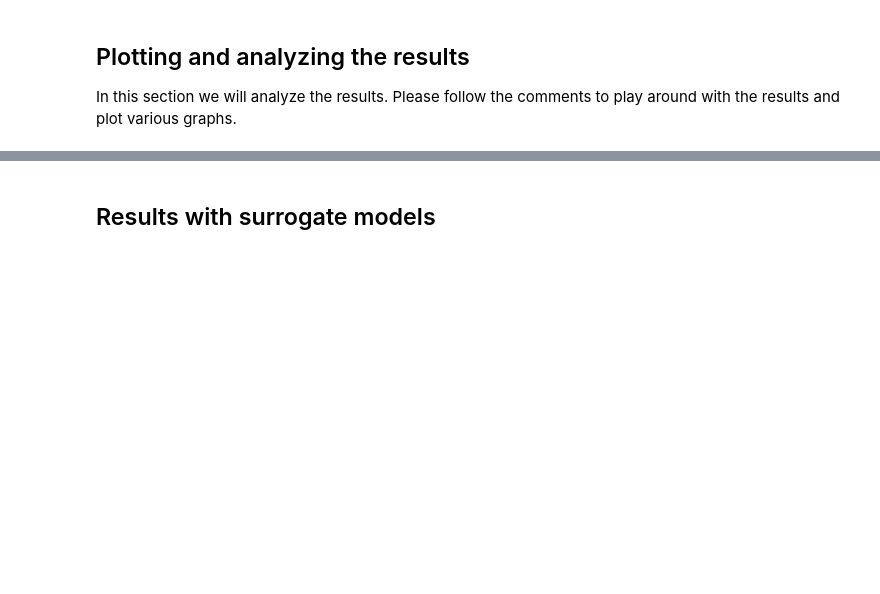
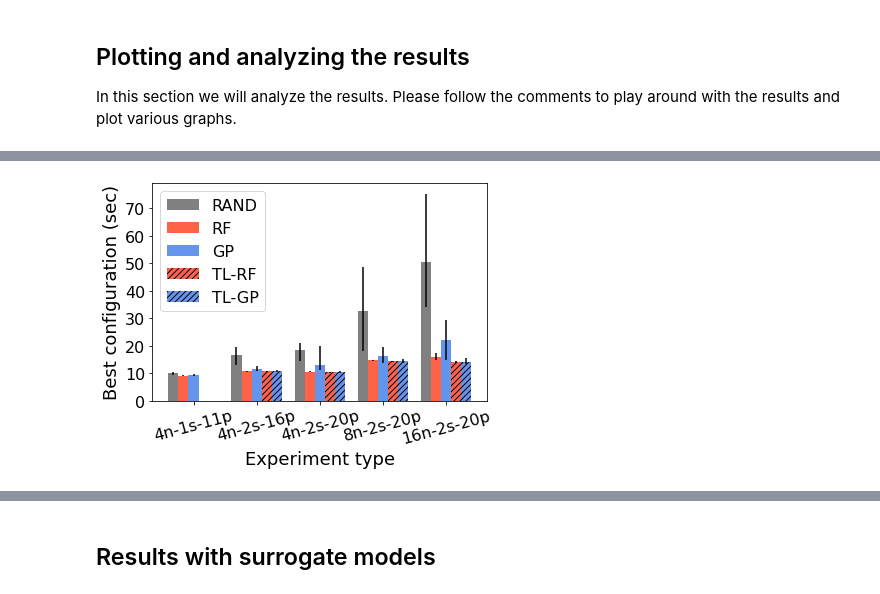
Before and after one commit to hepnos/HEPnOS-Autotuning-analysis, a Jupyter notebook: analysis.ipynb, the cells around one changed output, grey strips where cells are left out. Saved outputs shown, nothing was run; the diff lists cells and outputs as text; code cells hidden in the pictures; blank space fills up the shorter version.

```diff
--- a/analysis.ipynb
+++ b/analysis.ipynb
@@ -600,31 +695,34 @@ ax.get_figure().savefig(f'figures/theta/bar-chart-average-best.pdf', bbox_inches
 # %%
 # Let's plot the overall best objective as a bar chart
 best = pd.DataFrame(
     {model : data[model]['best objective'] for model in models},
-    index=index
+    index=labels
 )
 means = best
 mins = pd.DataFrame(
     {model : data[model]['best objective min'] for model in models},
-    index=index
+    index=labels
 )
 maxs = pd.DataFrame(
     {model : data[model]['best objective max'] for model in models},
-    index=index
+    index=labels
 )
 errors = [[means[c] - mins[c], maxs[c] - means[c]] for c in best.columns]
 
 ax = best.plot.bar(rot=0, color=['gray', 'tomato', 'cornflowerblue', 'tomato', 'cornflowerblue'], fontsize=16,
                    ylabel='Best configuration (sec)', xlabel='Experiment type',
                    yerr=errors, width=0.8)
 bars = ax.patches
 for i in range(15, 25):
     bars[i].set_hatch('////')
 
 ax.xaxis.label.set_size(18)
 ax.yaxis.label.set_size(18)
+ax.set_xticklabels(labels, rotation = 15)
 ax.legend(fontsize=16)
 ax.get_figure().savefig(f'figures/theta/bar-chart-overall-best.pdf', bbox_inches='tight')
+# %% [output]
+[figure, added]
 # %%
 # Let's plot the speedup
 speedup = pd.DataFrame(
```
Also changed, not shown: parts of 24 cells of this notebook.
